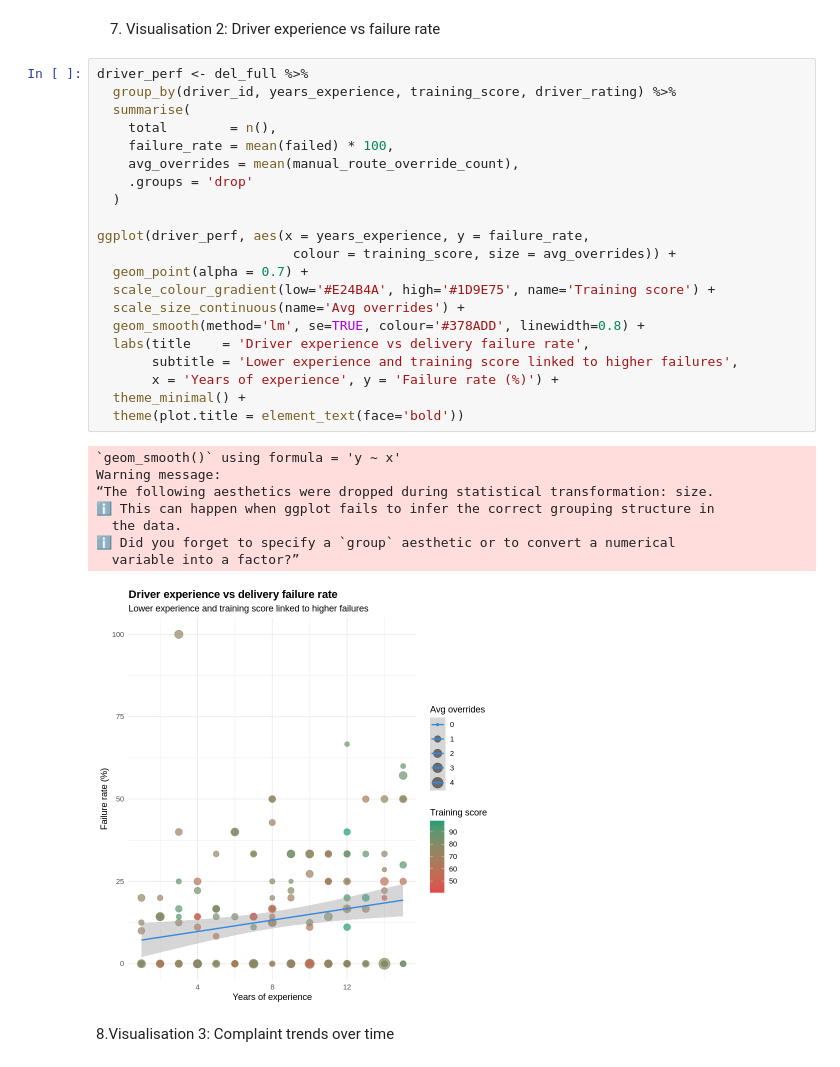
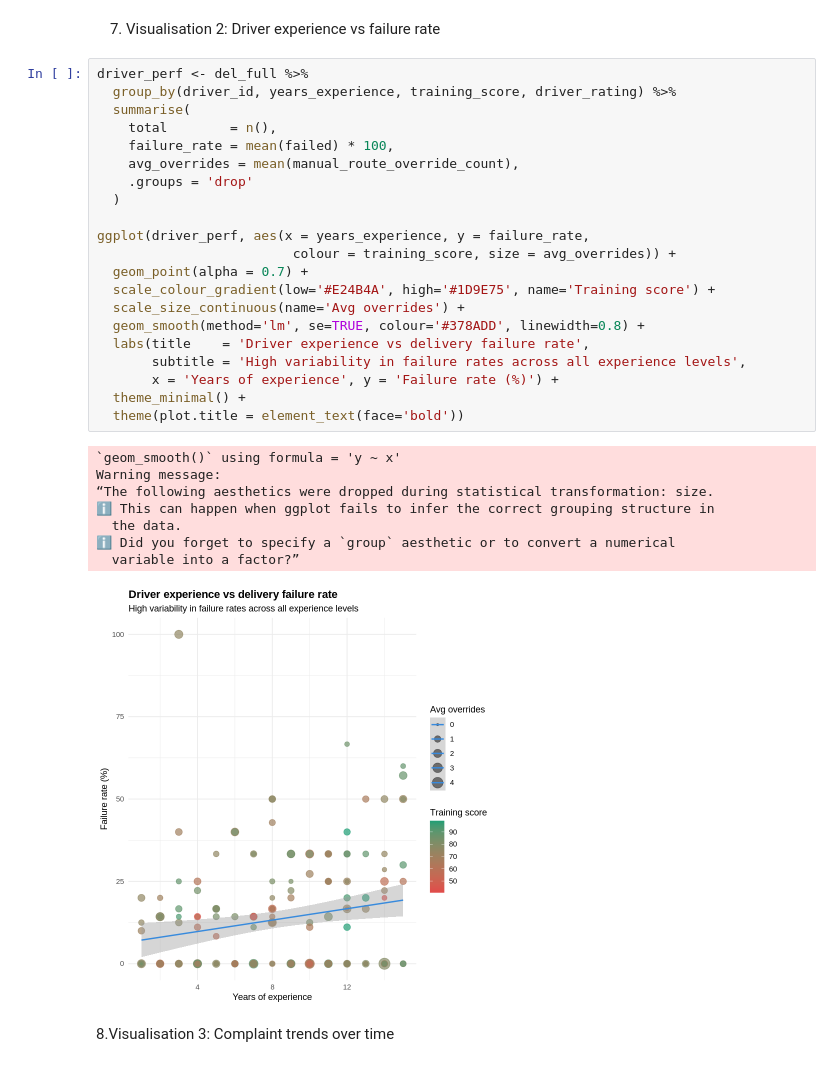
Before and after one commit to gabsss-blip/northstar-analytics, a Jupyter notebook: 03_R_Analytics.ipynb, the cells around one changed output. Saved outputs shown, nothing was run; the diff lists cells and outputs as text.

```diff
--- a/03_R_Analytics.ipynb
+++ b/03_R_Analytics.ipynb
@@ -190,33 +198,33 @@ ggplot(zone_perf, aes(x = reorder(pickup_zone, failure_rate), y = failure_rate))
 # %%
 driver_perf <- del_full %>%
   group_by(driver_id, years_experience, training_score, driver_rating) %>%
   summarise(
     total        = n(),
     failure_rate = mean(failed) * 100,
     avg_overrides = mean(manual_route_override_count),
     .groups = 'drop'
   )
 
 ggplot(driver_perf, aes(x = years_experience, y = failure_rate,
                          colour = training_score, size = avg_overrides)) +
   geom_point(alpha = 0.7) +
   scale_colour_gradient(low='#E24B4A', high='#1D9E75', name='Training score') +
   scale_size_continuous(name='Avg overrides') +
   geom_smooth(method='lm', se=TRUE, colour='#378ADD', linewidth=0.8) +
   labs(title    = 'Driver experience vs delivery failure rate',
-       subtitle = 'Lower experience and training score linked to higher failures',
+       subtitle = 'High variability in failure rates across all experience levels',
        x = 'Years of experience', y = 'Failure rate (%)') +
   theme_minimal() +
   theme(plot.title = element_text(face='bold'))
 # %% [output]
 `geom_smooth()` using formula = 'y ~ x'
 Warning message:
 “The following aesthetics were dropped during statistical transformation: size.
 ℹ This can happen when ggplot fails to infer the correct grouping structure in
   the data.
 ℹ Did you forget to specify a `group` aesthetic or to convert a numerical
   variable into a factor?”
-[figure, old version]
+[figure, new version]
 # %% [markdown]
 8.Visualisation 3: Complaint trends over time
 # %%
```
Also changed, not shown: parts of 5 cells of this notebook.
